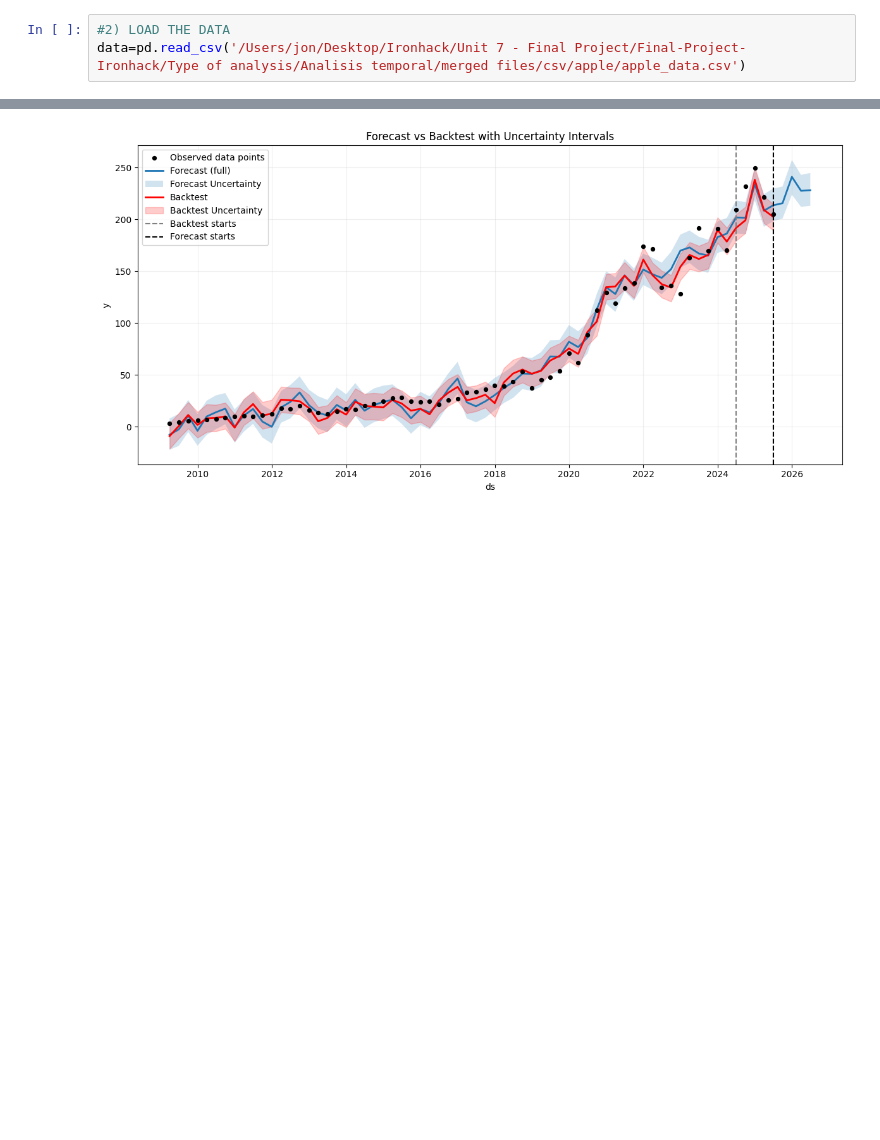
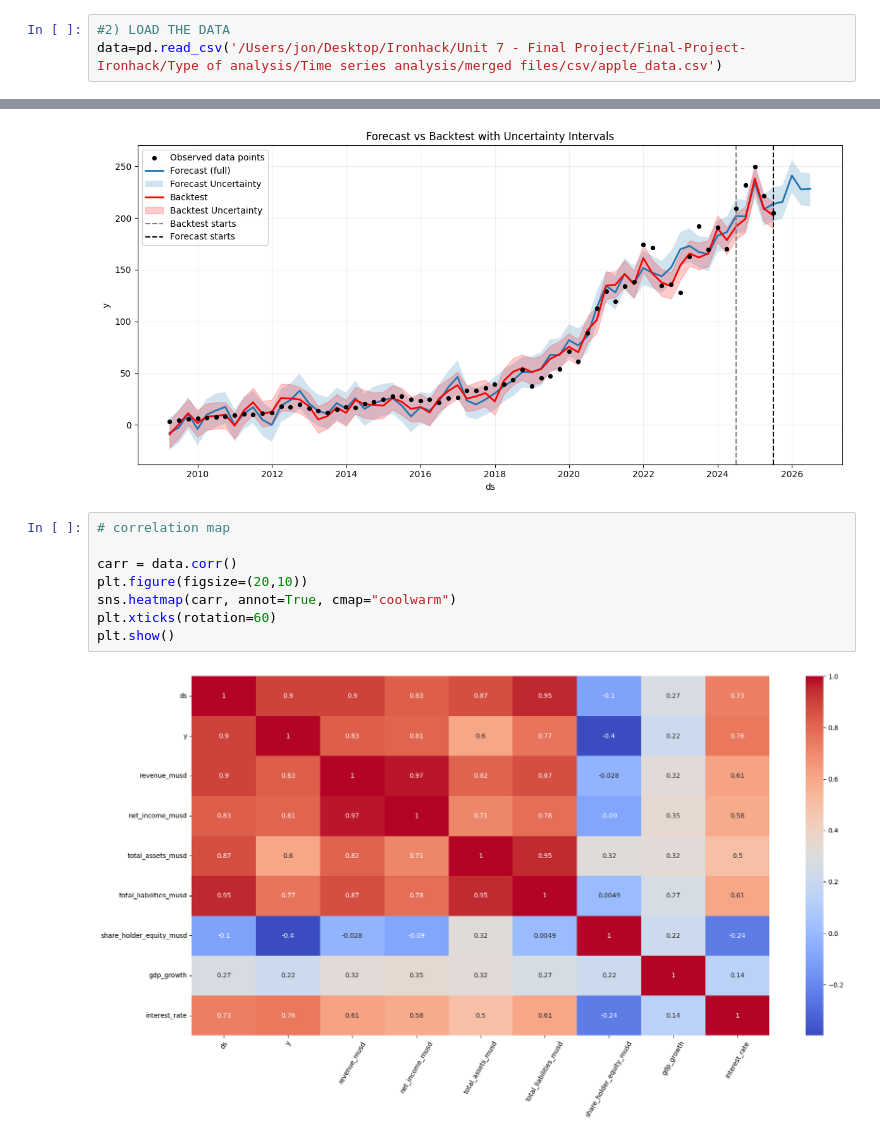
Before and after one commit to JonMc19/Stock-Price-Prediction-combining-econometric-models-and-ML, a Jupyter notebook: Type of analysis/Time series analysis/models/apple/Prophet_arima.ipynb, the cells around one changed output, grey strips where cells are left out. Saved outputs shown, nothing was run; the diff lists cells and outputs as text; blank space fills up the shorter version.

```diff
--- a/Type of analysis/Time series analysis/models/apple/Prophet_arima.ipynb
+++ b/Type of analysis/Time series analysis/models/apple/Prophet_arima.ipynb
@@ -12,6 +11,6 @@ Importing plotly failed. Interactive plots will not work.
 # %%
 #2) LOAD THE DATA
-data=pd.read_csv('/Users/jon/Desktop/Ironhack/Unit 7 - Final Project/Final-Project-Ironhack/Type of analysis/Analisis temporal/merged files/csv/apple/apple_data.csv')
+data=pd.read_csv('/Users/jon/Desktop/Ironhack/Unit 7 - Final Project/Final-Project-Ironhack/Type of analysis/Time series analysis/merged files/csv/apple_data.csv')
 # %%
 #3) DO SOME CLEANING IF NECESSARY
 
@@ -590,3 +589,13 @@ plt.tight_layout()
 plt.show()
 # %% [output]
 [figure]
+# %%
+# correlation map
+
+carr = data.corr()
+plt.figure(figsize=(20,10))
+sns.heatmap(carr, annot=True, cmap="coolwarm")
+plt.xticks(rotation=60)
+plt.show()
+# %% [output]
+[figure, added]
```
Also changed, not shown: parts of 5 cells of this notebook.
